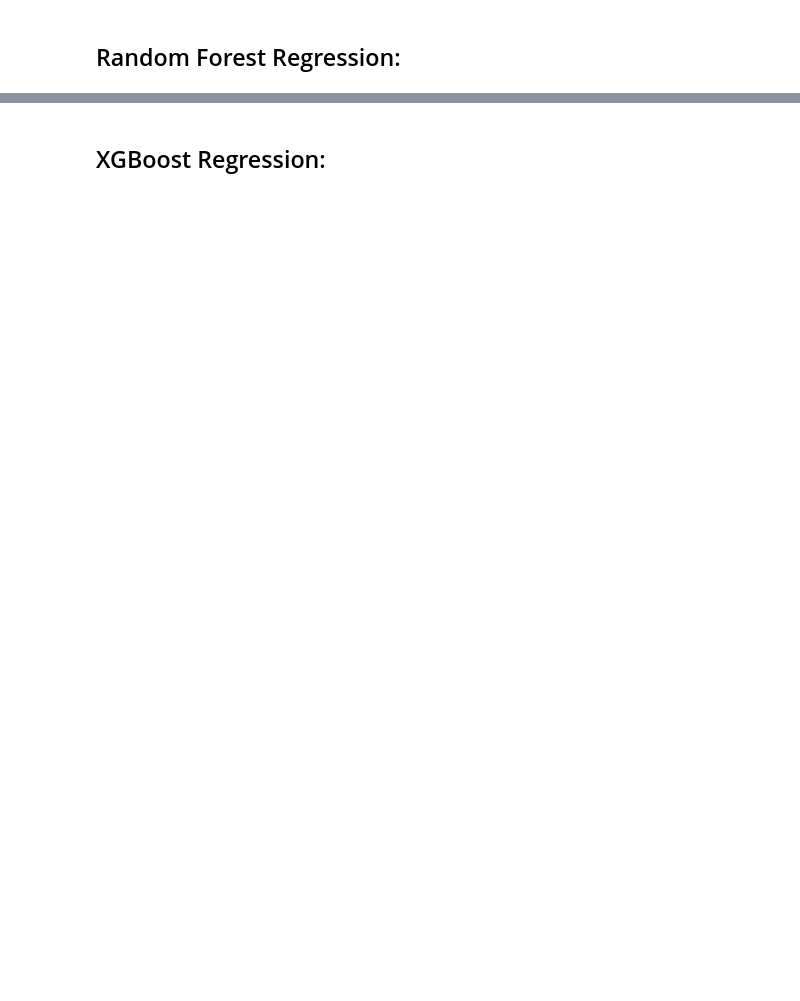
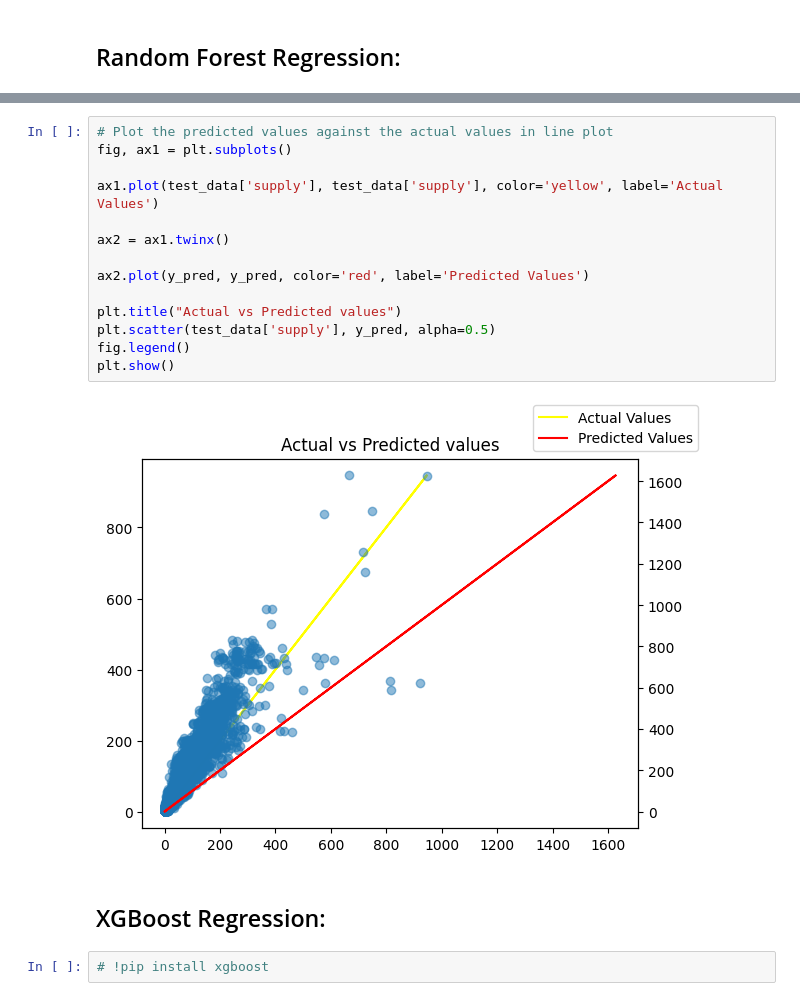
Before and after one commit to FarazRazi/Uber-Demand-Supply-Forecasting-with-AI, a Jupyter notebook: src/main.ipynb, the cells around one changed output, grey strips where cells are left out. Drawn from its saved outputs; the diff is of its cells as text; blank space fills up the shorter version.

```diff
--- a/src/main.ipynb
+++ b/src/main.ipynb
@@ -128,2 +206,20 @@ Accuracy of Random Forest Regression model: 0.999856859265141
+# %%
+# Plot the predicted values against the actual values in line plot
+fig, ax1 = plt.subplots()
+
+ax1.plot(test_data['supply'], test_data['supply'], color='yellow', label='Actual Values')
+
+ax2 = ax1.twinx()
+
+ax2.plot(y_pred, y_pred, color='red', label='Predicted Values')
+
+plt.title("Actual vs Predicted values")
+plt.scatter(test_data['supply'], y_pred, alpha=0.5)
+fig.legend()
+plt.show()
+# %% [output]
+[figure, added]
 # %% [markdown]
 ## XGBoost Regression:
+# %%
+# !pip install xgboost
```
Also changed, not shown: parts of 12 cells of this notebook, 5 other files.
